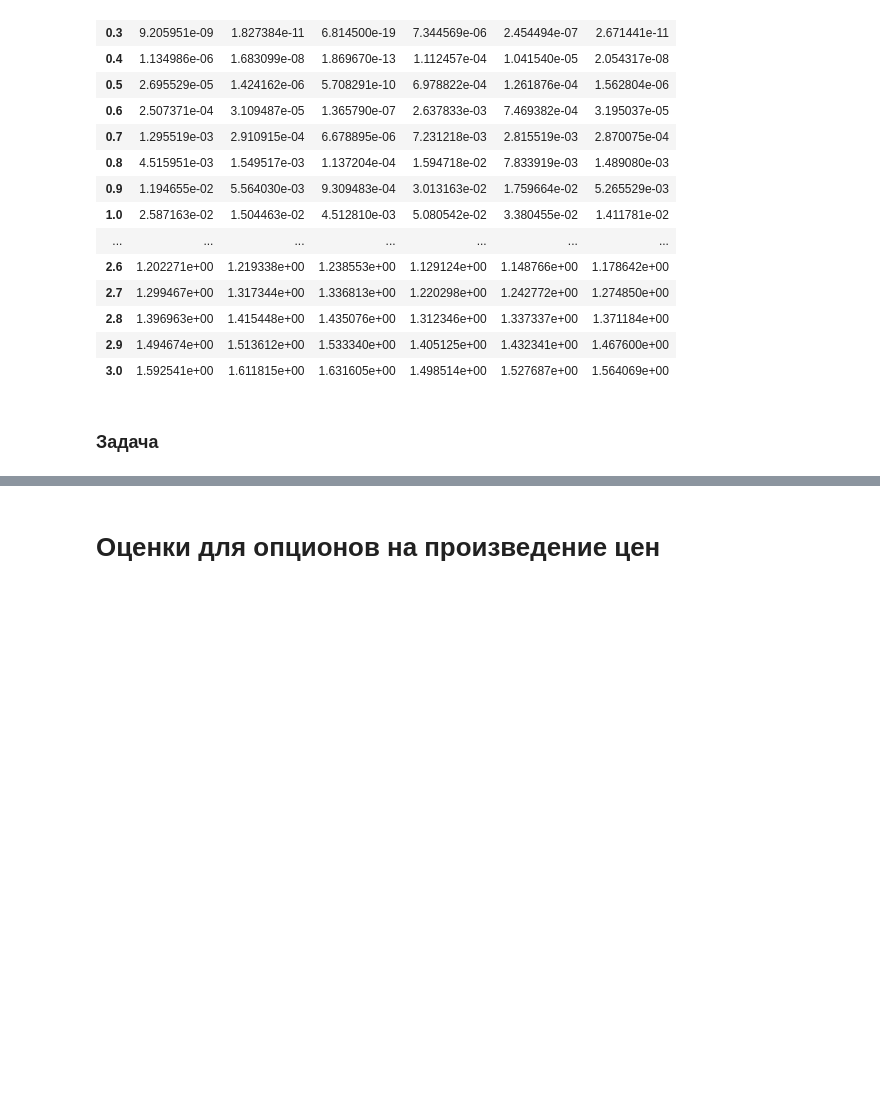
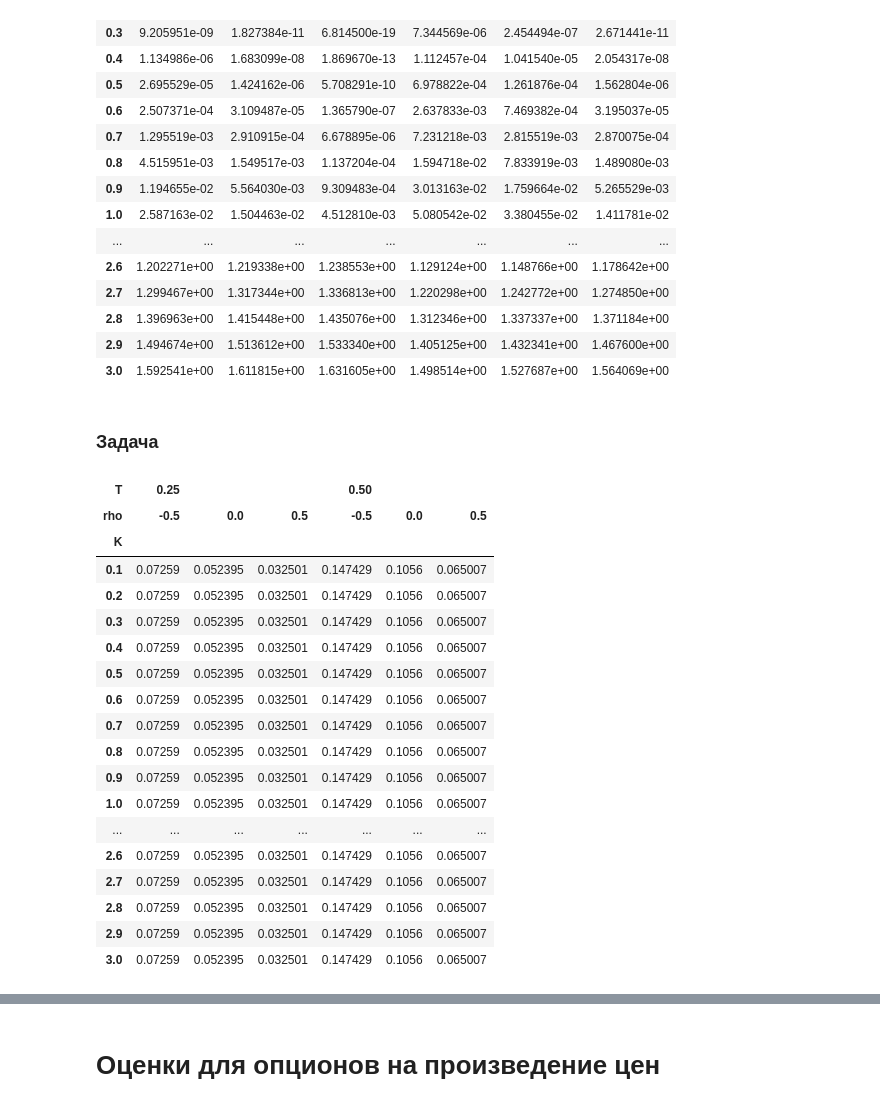
Before and after one commit to seri4ka/structured_finance_products, a Jupyter notebook: lab3/lab_4_GSFP.ipynb, the cells around one changed output, grey strips where cells are left out. Saved outputs shown, nothing was run; the diff lists cells and outputs as text; code cells hidden in the pictures; blank space fills up the shorter version.

```diff
--- a/lab3/lab_4_GSFP.ipynb
+++ b/lab3/lab_4_GSFP.ipynb
@@ -130,0 +129,71 @@ pd.pivot_table(outperformance_df, values='price', index=['K'], columns=['T', 'rh
+# %%
+# Функция для вычисления цены опциона колл или пут
+def quotient_option_price_Zhang(S1, S2, b1, b2, sigma1, sigma2, K, rho, T, is_call):
+    theta = 1 if is_call else -1
+    sigma_hat = np.sqrt(sigma1 ** 2 + sigma2 ** 2 - 2 * rho * sigma1 * sigma2)
+    d1 = (np.log(S1 / S2 / K) + (b1 - b2 - 0.5 * (sigma1 ** 2 - sigma2 ** 2)) * T) / \
+         (sigma_hat * np.sqrt(T))
+    d2 = d1 + sigma_hat * np.sqrt(T)
+    F = S1 / S2 * np.exp((b1 - b2 + sigma2 * (sigma2 - rho * sigma1)) * T)
+    option = theta * np.exp(-r * T) * (F * norm.cdf(theta * d2) - K * norm.cdf(theta * d1))
+    return option
+
+# Функция для проверки паритета опционов
+def parity_check(S1, S2, b1, b2, sigma1, sigma2, K, rho, T, r):
+    call_price = quotient_option_price_Zhang(S1, S2, b1, b2, sigma1, sigma2, K, rho, T, is_call=True)
+    put_price = quotient_option_price_Zhang(S1, S2, b1, b2, sigma1, sigma2, K, rho, T, is_call=False)
+    forward_price = S1 / S2 * np.exp((b1 - b2) * T)
+    parity_value = call_price - put_price - (forward_price - K) * np.exp(-r * T)
+    return call_price, put_price, parity_value
+
+# Параметры
+sigma1 = 0.3
+sigma2 = 0.4
+b1 = 0.05
+b2 = 0.03
+r = 0.07
+S1 = 130
+S2 = 100
+T_range = [0.25, 0.5]
+rho_range = [-0.5, 0, 0.5]
+K_range = list(np.arange(0.1, 3.1, 0.1))
+
+# Проведение проверки
+parity_results = pd.DataFrame([
+    {
+        'K': K,
+        'rho': rho,
+        'T': T,
+        'call_price': call_price,
+        'put_price': put_price,
+        'parity_value': parity_value
+    }
+    for K in K_range
+    for rho in rho_range
+    for T in T_range
+    for call_price, put_price, parity_value in [parity_check(S1, S2, b1, b2, sigma1, sigma2, K, rho, T, r)]
+])
+
+# Преобразование результатов в удобный формат
+parity_pivot = pd.pivot_table(parity_results, values='parity_value', index=['K'], columns=['T', 'rho'])
+parity_pivot
+# %% [output]
+| T | 0.25 |  |  | 0.50 |  |  |
+| rho | -0.5 | 0.0 | 0.5 | -0.5 | 0.0 | 0.5 |
+| K |  |  |  |  |  |  |
+| 0.1 | 0.07259 | 0.052395 | 0.032501 | 0.147429 | 0.1056 | 0.065007 |
+| 0.2 | 0.07259 | 0.052395 | 0.032501 | 0.147429 | 0.1056 | 0.065007 |
+| 0.3 | 0.07259 | 0.052395 | 0.032501 | 0.147429 | 0.1056 | 0.065007 |
+| 0.4 | 0.07259 | 0.052395 | 0.032501 | 0.147429 | 0.1056 | 0.065007 |
+| 0.5 | 0.07259 | 0.052395 | 0.032501 | 0.147429 | 0.1056 | 0.065007 |
+| 0.6 | 0.07259 | 0.052395 | 0.032501 | 0.147429 | 0.1056 | 0.065007 |
+| 0.7 | 0.07259 | 0.052395 | 0.032501 | 0.147429 | 0.1056 | 0.065007 |
+| 0.8 | 0.07259 | 0.052395 | 0.032501 | 0.147429 | 0.1056 | 0.065007 |
+| 0.9 | 0.07259 | 0.052395 | 0.032501 | 0.147429 | 0.1056 | 0.065007 |
+| 1.0 | 0.07259 | 0.052395 | 0.032501 | 0.147429 | 0.1056 | 0.065007 |
+| ... | ... | ... | ... | ... | ... | ... |
+| 2.6 | 0.07259 | 0.052395 | 0.032501 | 0.147429 | 0.1056 | 0.065007 |
+| 2.7 | 0.07259 | 0.052395 | 0.032501 | 0.147429 | 0.1056 | 0.065007 |
+| 2.8 | 0.07259 | 0.052395 | 0.032501 | 0.147429 | 0.1056 | 0.065007 |
+| 2.9 | 0.07259 | 0.052395 | 0.032501 | 0.147429 | 0.1056 | 0.065007 |
+| 3.0 | 0.07259 | 0.052395 | 0.032501 | 0.147429 | 0.1056 | 0.065007 |
```
Also changed, not shown: parts of 10 cells of this notebook.
